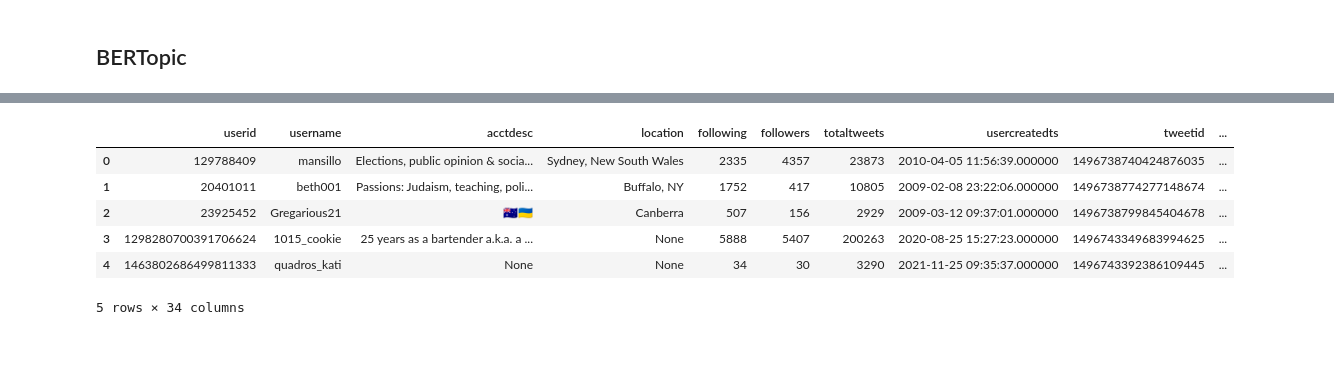
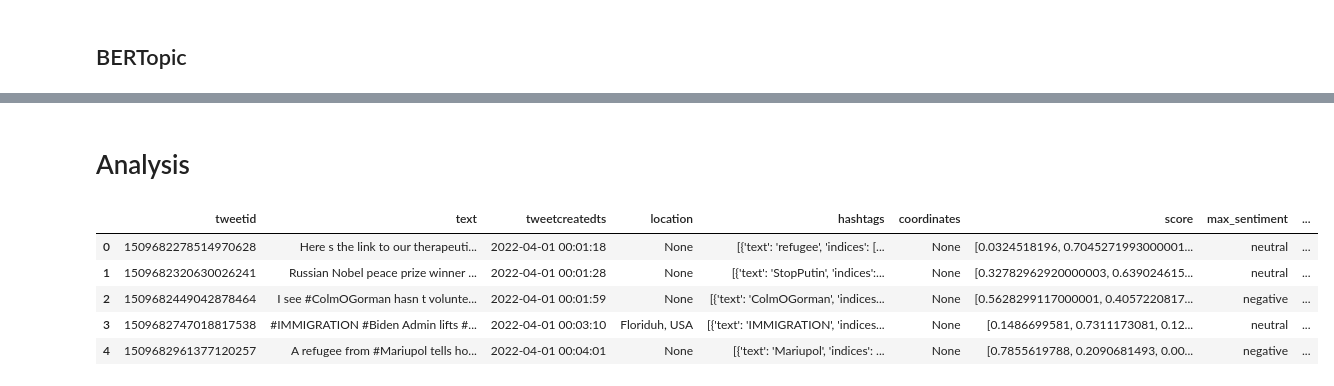
Before and after one commit to RuiaRui/project_CSM, a Jupyter notebook: CSM_ML_Pipeline.ipynb, the cells around one changed output, grey strips where cells are left out. Saved outputs shown, nothing was run; the diff lists cells and outputs as text; code cells hidden in the pictures; blank space fills up the shorter version.

```diff
--- a/CSM_ML_Pipeline.ipynb
+++ b/CSM_ML_Pipeline.ipynb
@@ -279,10 +365,12 @@ df_full.head(5)
+# %% [markdown]
+# Analysis
 # %%
-df_full.to_json("/content/drive/MyDrive/CSM_Project/tweet_full_234.json.bz2")
+df_result = pd.read_json('/content/drive/MyDrive/CSM_Project/tweet_full_done_filter.json.bz2')
+df_result.head()
 # %% [output]
-|  | userid | username | acctdesc | location | following | followers | totaltweets | usercreatedts | tweetid | ... |
-| 0 | 129788409 | mansillo | Elections, public opinion & socia... | Sydney, New South Wales | 2335 | 4357 | 23873 | 2010-04-05 11:56:39.000000 | 1496738740424876035 | ... |
-| 1 | 20401011 | beth001 | Passions: Judaism, teaching, poli... | Buffalo, NY | 1752 | 417 | 10805 | 2009-02-08 23:22:06.000000 | 1496738774277148674 | ... |
-| 2 | 23925452 | Gregarious21 | 🇦🇺🇺🇦 | Canberra | 507 | 156 | 2929 | 2009-03-12 09:37:01.000000 | 1496738799845404678 | ... |
-| 3 | 1298280700391706624 | 1015_cookie | 25 years as a bartender a.k.a. a ... | None | 5888 | 5407 | 200263 | 2020-08-25 15:27:23.000000 | 1496743349683994625 | ... |
-| 4 | 1463802686499811333 | quadros_kati | None | None | 34 | 30 | 3290 | 2021-11-25 09:35:37.000000 | 1496743392386109445 | ... |
+|  | tweetid | text | tweetcreatedts | location | hashtags | coordinates | score | max_sentiment | ... |
+| 0 | 1509682278514970628 | Here s the link to our therapeuti... | 2022-04-01 00:01:18 | None | [{'text': 'refugee', 'indices': [... | None | [0.0324518196, 0.7045271993000001... | neutral | ... |
+| 1 | 1509682320630026241 | Russian Nobel peace prize winner ... | 2022-04-01 00:01:28 | None | [{'text': 'StopPutin', 'indices':... | None | [0.32782962920000003, 0.639024615... | neutral | ... |
+| 2 | 1509682449042878464 | I see #ColmOGorman hasn t volunte... | 2022-04-01 00:01:59 | None | [{'text': 'ColmOGorman', 'indices... | None | [0.5628299117000001, 0.4057220817... | negative | ... |
+| 3 | 1509682747018817538 | #IMMIGRATION #Biden Admin lifts #... | 2022-04-01 00:03:10 | Floriduh, USA | [{'text': 'IMMIGRATION', 'indices... | None | [0.1486699581, 0.7311173081, 0.12... | neutral | ... |
+| 4 | 1509682961377120257 | A refugee from #Mariupol tells ho... | 2022-04-01 00:04:01 | None | [{'text': 'Mariupol', 'indices': ... | None | [0.7855619788, 0.2090681493, 0.00... | negative | ... |
-5 rows × 34 columns
```
Also changed, not shown: parts of 44 cells of this notebook.
